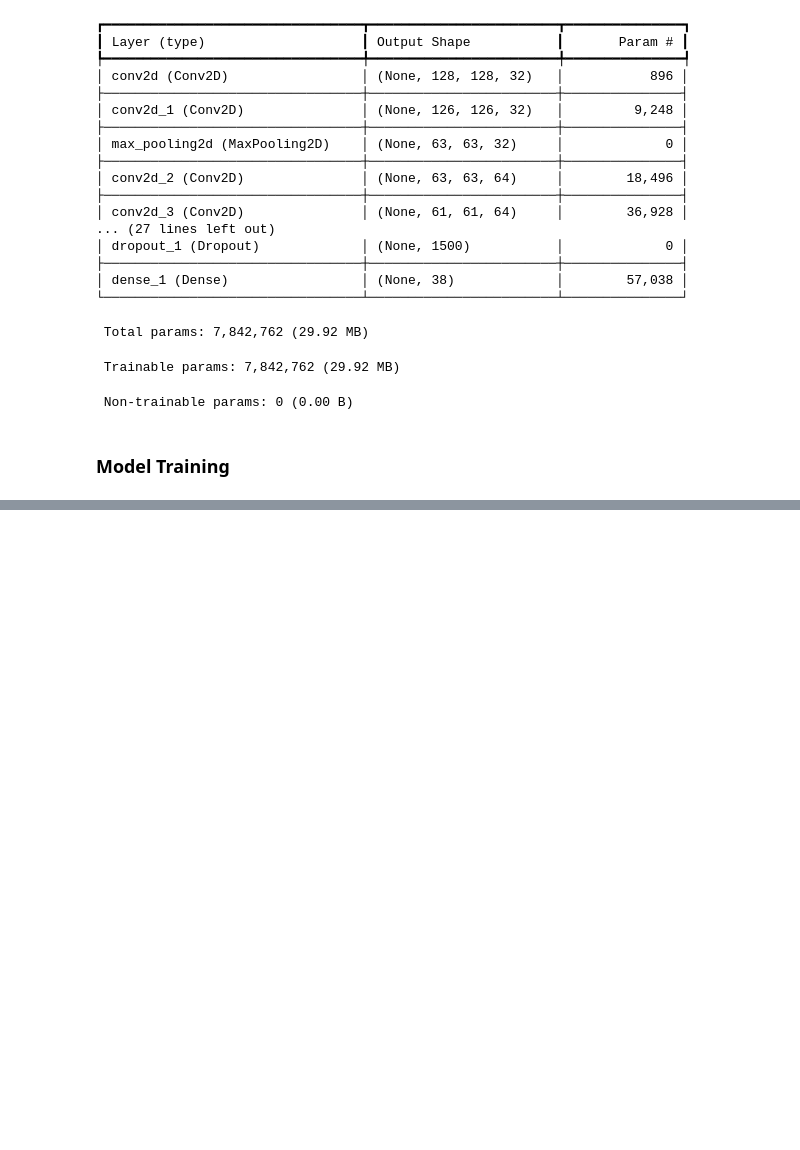
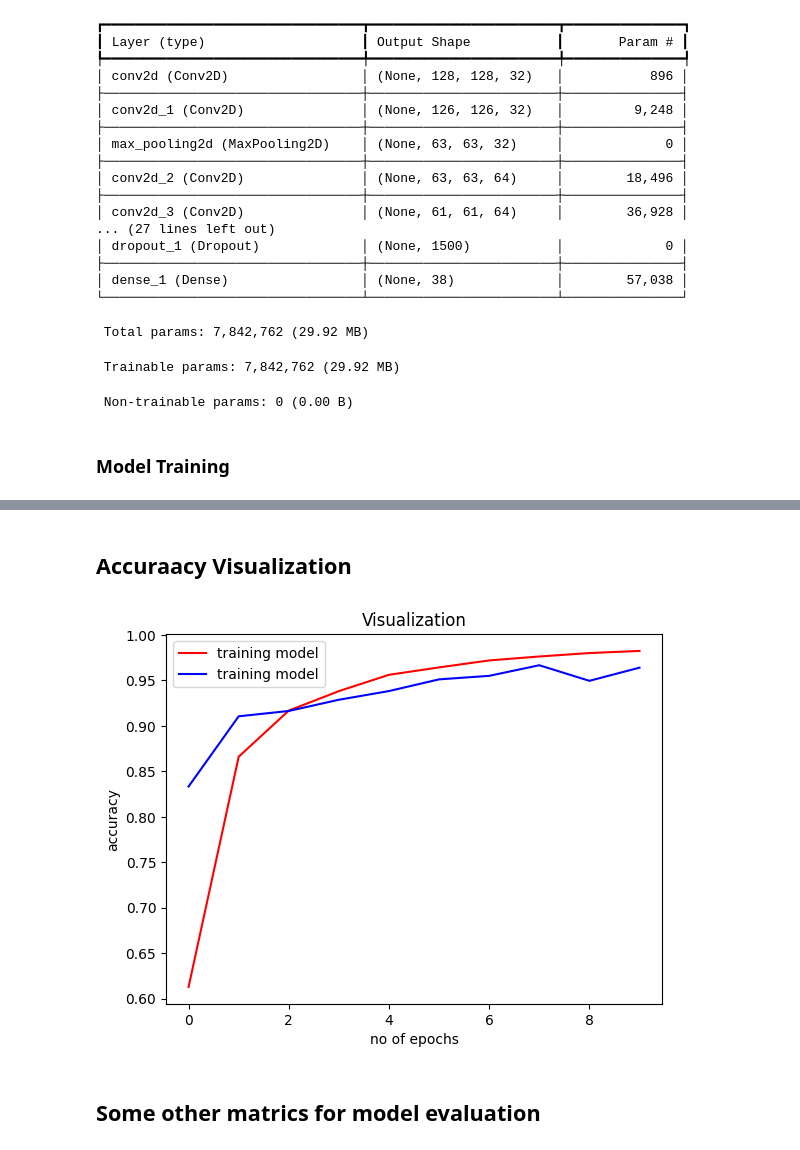
Before and after one commit to chavanarya36/PDD, a Jupyter notebook: main.ipynb, the cells around one changed output, grey strips where cells are left out. Cells and saved outputs as stored; diff of their text form; code cells hidden in the pictures; blank space fills up the shorter version.

Commit message:
project

```diff
--- a/main.ipynb
+++ b/main.ipynb
@@ -12,7 +12,7 @@ import seaborn as sns
 ### Training Image Preprocessing
 # %%
 training_set = keras.utils.image_dataset_from_directory(
-    './dataset/train',
+    'C:/Users\HIMANSHU PATHAK/Documents/project/New Plant Diseases Dataset(Augmented)/New Plant Diseases Dataset(Augmented)/train',
     labels="inferred",
     label_mode="categorical",
     class_names=None,
@@ -35,7 +35,7 @@ Found 70295 files belonging to 38 classes.
 ### Validation Image Preprocessing
 # %%
 validation_set = keras.utils.image_dataset_from_directory(
-    './dataset/valid',
+    'C:/Users\HIMANSHU PATHAK/Documents/project/New Plant Diseases Dataset(Augmented)/New Plant Diseases Dataset(Augmented)/valid',
     labels="inferred",
     label_mode="categorical",
     class_names=None,
@@ -156,0 +223,15 @@ training_history = model.fit(x=training_set, validation_data=validation_set, epo
+# %% [markdown]
+## Accuraacy Visualization
+# %%
+epochs = [i for i in range(1,11)]
+plt.plot(training_history.history['accuracy'],color='red',label='training model')
+plt.plot(training_history.history['val_accuracy'],color='blue',label='training model')
+plt.xlabel('no of epochs')
+plt.ylabel('accuracy')
+plt.title('Visualization')
+plt.legend()
+plt.show()
+# %% [output]
+[figure, added]
+# %% [markdown]
+## Some other matrics for model evaluation
```
Also changed, not shown: parts of 22 cells of this notebook, 43 other files.
